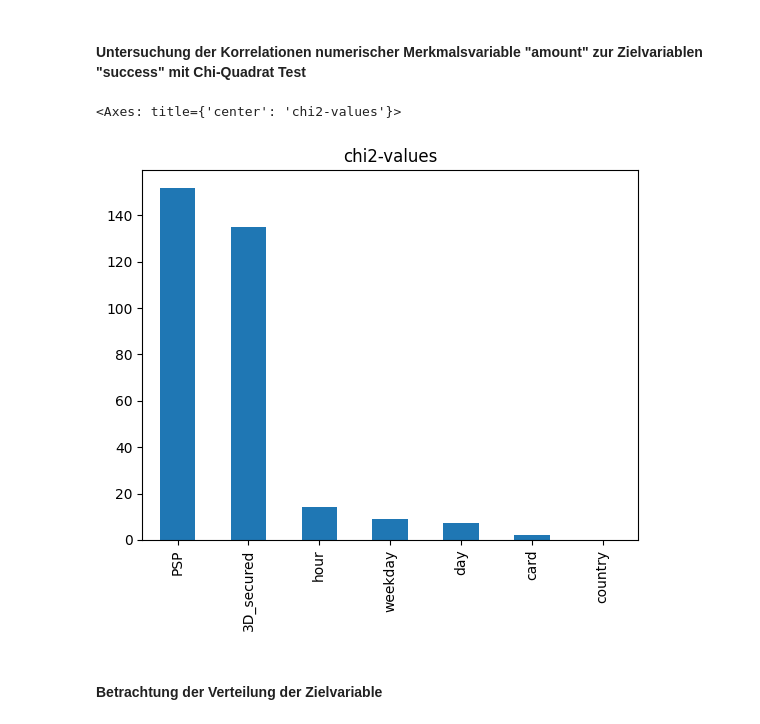
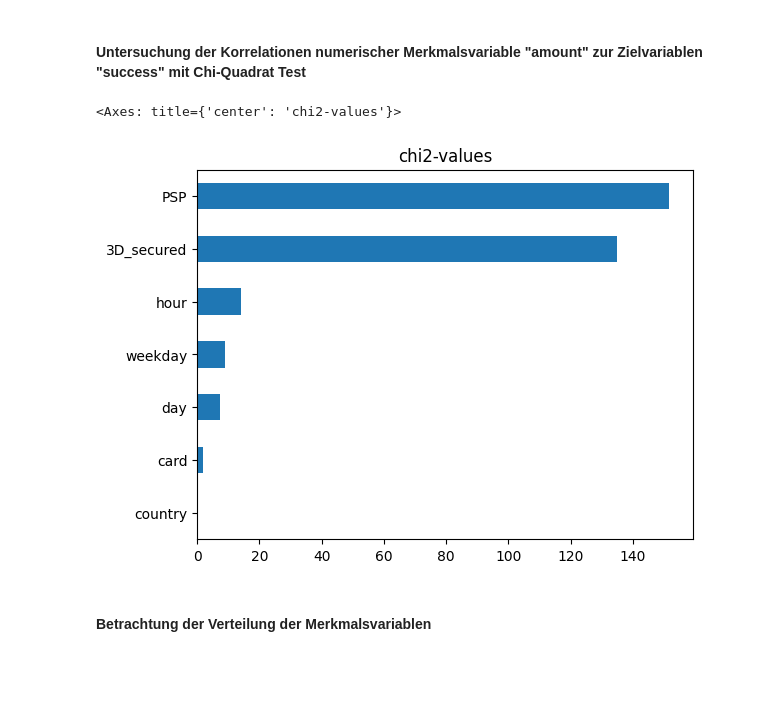
Before and after one commit to sebastianiu/Prognosemodell_Online_Kreditzahlungsverkehr, a Jupyter notebook: scripts/EDA.ipynb, the cells around one changed output. Cells and saved outputs as stored; diff of their text form; code cells hidden in the pictures; blank space fills up the shorter version.

```diff
--- a/scripts/EDA.ipynb
+++ b/scripts/EDA.ipynb
@@ -225,29 +225,29 @@ Name: success, dtype: float64
 # %%
 ## Daten eingrenzen
 Datensatz_kat_Var = Datensatz.filter(['tmsp','country','success','PSP','3D_secured','card'], axis=1)
 label_encoder = LabelEncoder()
 # Features weekday & hour erzeugen
 Datensatz_kat_Var['weekday'] = Datensatz_kat_Var.tmsp.dt.day_name()
 Datensatz_kat_Var['day'] = Datensatz_kat_Var.tmsp.dt.strftime('%d').astype(int)
 Datensatz_kat_Var['hour']  = Datensatz_kat_Var.tmsp.dt.strftime('%H').astype(int)
 
 # Daten in numerische Werte encoden
 Datensatz_kat_Var['weekday'] = label_encoder.fit_transform(Datensatz_kat_Var['weekday'])
 Datensatz_kat_Var['country'] = label_encoder.fit_transform(Datensatz_kat_Var['country'])
 Datensatz_kat_Var['PSP'] = label_encoder.fit_transform(Datensatz_kat_Var['PSP'])
 Datensatz_kat_Var['card'] = label_encoder.fit_transform(Datensatz_kat_Var['card'])
 
 from sklearn.feature_selection import chi2
 
 X = Datensatz_kat_Var.filter(['weekday','day','hour','country','PSP','3D_secured','card'], axis=1)
 y = Datensatz_kat_Var['success']
 chi_scores = chi2(X,y)
 
 chi2_values = pd.Series(chi_scores[0],index = X.columns)
-chi2_values.sort_values(ascending = False , inplace = True)
-chi2_values.plot.bar(title='chi2-values')
+chi2_values.sort_values(ascending = True , inplace = True)
+chi2_values.plot.barh(title='chi2-values')
 # %% [output]
 <Axes: title={'center': 'chi2-values'}>
-[figure, old version]
+[figure, new version]
 # %% [markdown]
-#### Betrachtung der Verteilung der Zielvariable
+#### Betrachtung der Verteilung der Merkmalsvariablen
```
Also changed, not shown: parts of 37 cells of this notebook.
